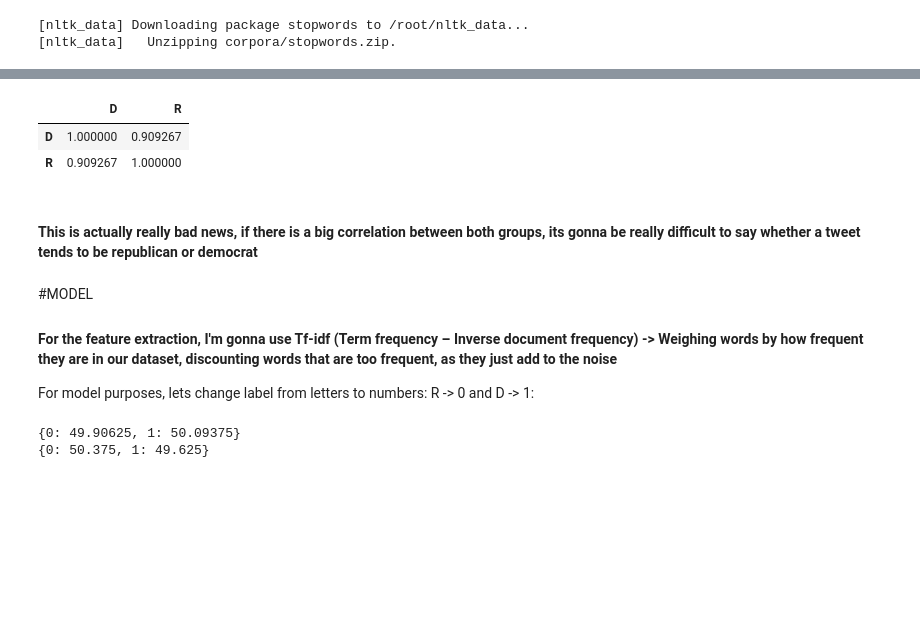
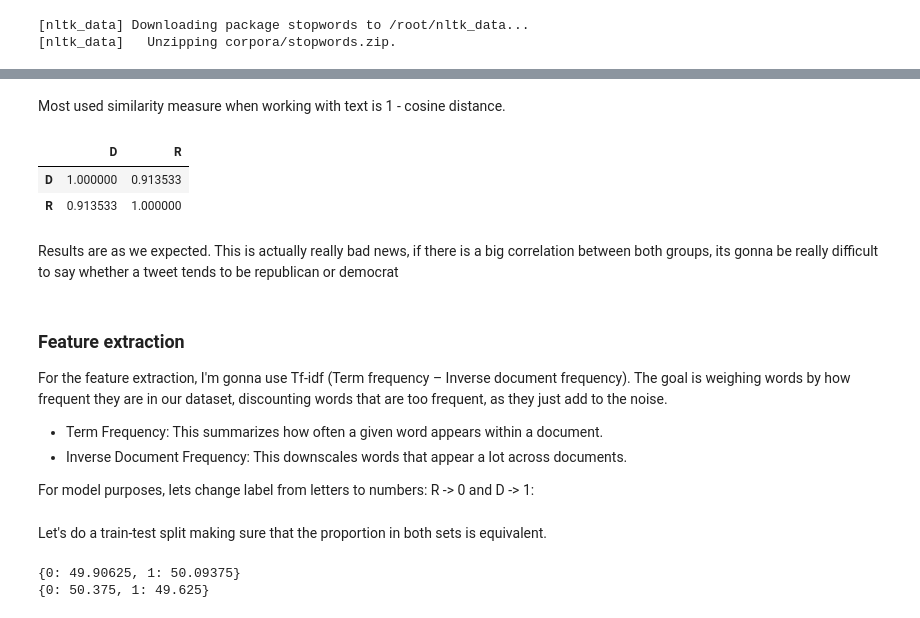
Before and after one commit to aferrero23/twitter-category-nlp, a Jupyter notebook: src/model.ipynb, the cells around one changed output, grey strips where cells are left out. Drawn from its saved outputs; the diff is of its cells as text; code cells hidden in the pictures; blank space fills up the shorter version.

Commit message:
working on text

```diff
--- a/src/model.ipynb
+++ b/src/model.ipynb
@@ -92,22 +113,29 @@ df_pivot.columns.name = None
+# %% [markdown]
+Most used similarity measure when working with text is 1 - cosine distance.
 # %%
-# Consine similarity
 from scipy.spatial.distance import cosine
 
-def similitud_coseno(a,b):
+def consine_similarity(a,b):
     distancia = cosine(a,b)
     return 1-distancia
 
-df_pivot.corr(method=similitud_coseno)
+df_pivot.corr(method=consine_similarity)
 # %% [output]
 |  | D | R |
-| D | 1.000000 | 0.909267 |
-| R | 0.909267 | 1.000000 |
+| D | 1.000000 | 0.913533 |
+| R | 0.913533 | 1.000000 |
 # %% [markdown]
-#### This is actually really bad news, if there is a big correlation between both groups, its gonna be really difficult to say whether a tweet tends to be republican or democrat
+Results are as we expected. This is actually really bad news, if there is a big correlation between both groups, its gonna be really difficult to say whether a tweet tends to be republican or democrat
 # %% [markdown]
-#MODEL
-#### For the feature extraction, I'm gonna use Tf-idf (Term frequency – Inverse document frequency) -> Weighing words by how frequent they are in our dataset, discounting words that are too frequent, as they just add to the noise
+### Feature extraction
+
+For the feature extraction, I'm gonna use Tf-idf (Term frequency – Inverse document frequency). The goal is weighing words by how frequent they are in our dataset, discounting words that are too frequent, as they just add to the noise.
+- Term Frequency: This summarizes how often a given word appears within a document.
+- Inverse Document Frequency: This downscales words that appear a lot across documents.
+
 For model purposes, lets change label from letters to numbers: R -> 0 and D -> 1:
 # %%
 df['label_number'] = df['label'].apply(lambda x: 0 if x == 'R' else 1)
+# %% [markdown]
+Let's do a train-test split making sure that the proportion in both sets is equivalent.
 # %%
```
Also changed, not shown: parts of 44 cells of this notebook.
